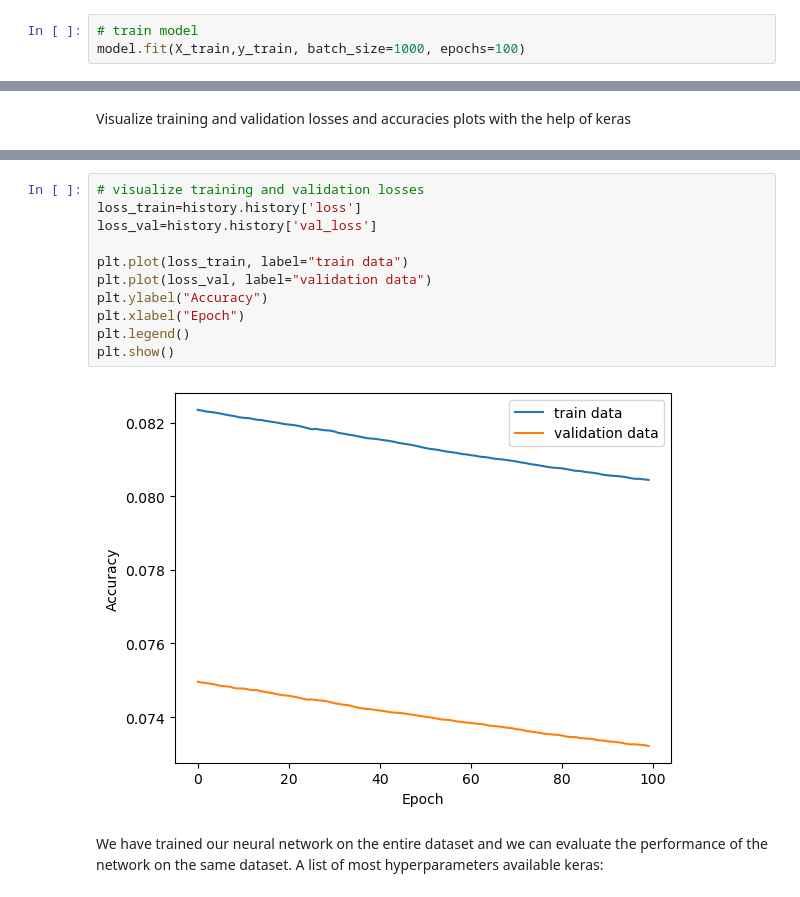
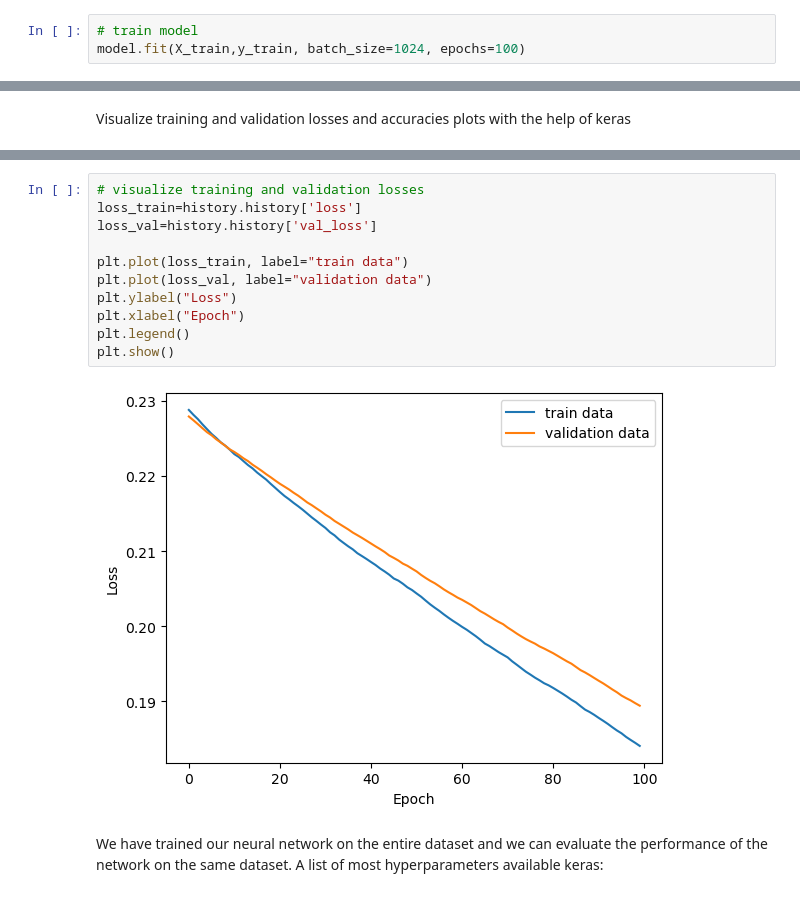
Before and after one commit to ThibaultLaunois/CampNum-12_ML5_Deep_Learning, a Jupyter notebook: Notebooks/ML5_keras_J1.ipynb, the cells around one changed output, grey strips where cells are left out. Drawn from its saved outputs; the diff is of its cells as text.

```diff
--- a/Notebooks/ML5_keras_J1.ipynb
+++ b/Notebooks/ML5_keras_J1.ipynb
@@ -143,6 +140,6 @@ We have defined our model and compiled it ready for efficient computation.
 Now it is time to execute the model on some data (use 100 iterations and 32 batch size).
 # %%
 # train model
-model.fit(X_train,y_train, batch_size=1000, epochs=100)
+model.fit(X_train,y_train, batch_size=1024, epochs=100)
 # %% [output]
 Epoch 1/100
@@ -233,16 +230,16 @@ plt.show()
 # %%
 # visualize training and validation losses
 loss_train=history.history['loss']
 loss_val=history.history['val_loss']
 
 plt.plot(loss_train, label="train data")
 plt.plot(loss_val, label="validation data")
-plt.ylabel("Accuracy")
+plt.ylabel("Loss")
 plt.xlabel("Epoch")
 plt.legend()
 plt.show()
 # %% [output]
-[figure, old version]
+[figure, new version]
 # %% [markdown]
 We have trained our neural network on the entire dataset and we can evaluate the performance of the network on the same dataset. A list of most hyperparameters available keras:
 # %% [markdown]
```
Also changed, not shown: parts of 7 cells of this notebook.
